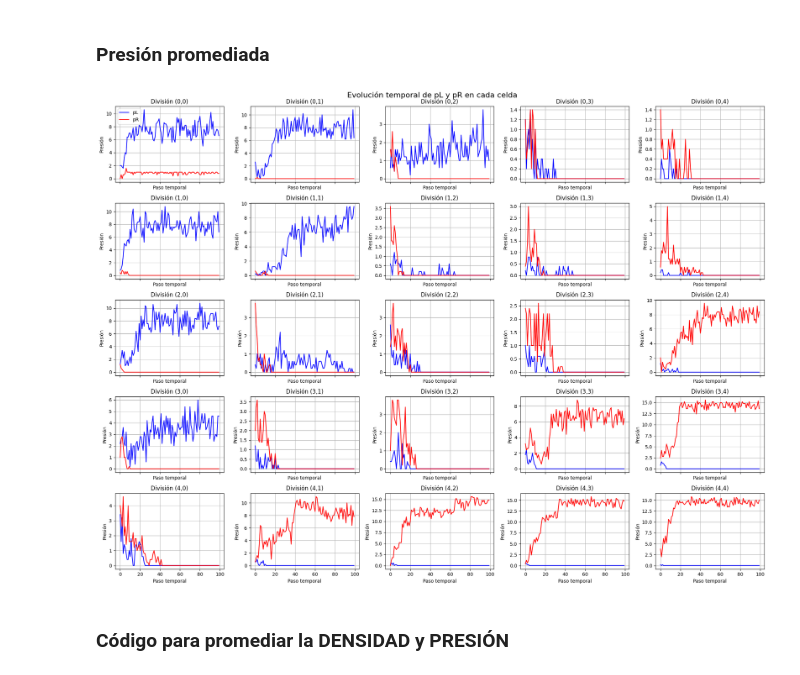
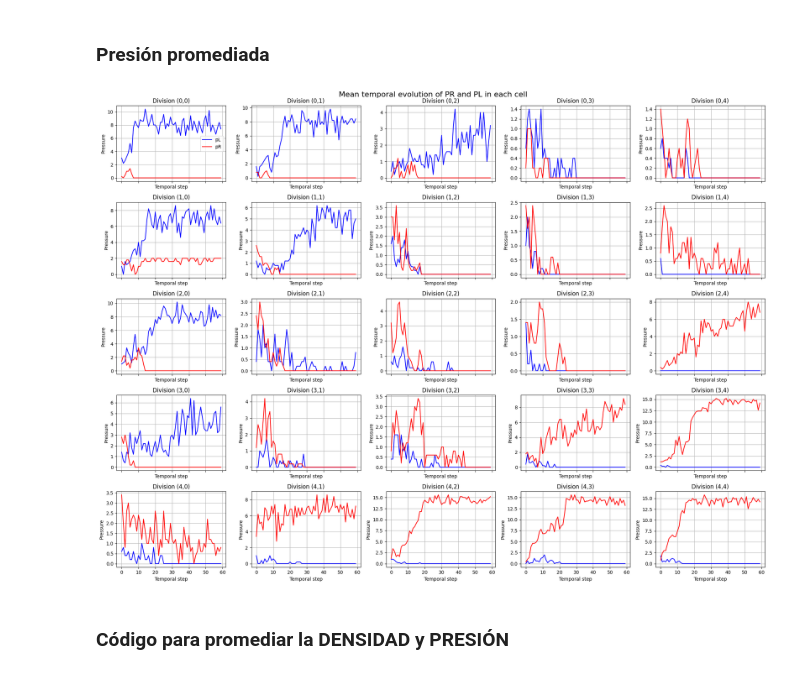
Before and after one commit to DiegoConol/Trabajo-Complejos, a Jupyter notebook: Diegod/prueba7/cuaderno.ipynb, the cells around one changed output. Saved outputs shown, nothing was run; the diff lists cells and outputs as text; code cells hidden in the pictures.

```diff
--- a/Diegod/prueba7/cuaderno.ipynb
+++ b/Diegod/prueba7/cuaderno.ipynb
@@ -243,16 +312,16 @@ else:
             axes[i, j].plot(t, datos_L[:, i, j], color="blue", label="pL")
             axes[i, j].plot(t, datos_R[:, i, j], color="red", label="pR")
 
-            axes[i, j].set_title(f"División ({i},{j})")
-            axes[i, j].set_xlabel("Paso temporal")
-            axes[i, j].set_ylabel("Presión")
+            axes[i, j].set_title(f"Division ({i},{j})")
+            axes[i, j].set_xlabel("Temporal step")
+            axes[i, j].set_ylabel("Pressure")
             axes[i, j].grid(True)
 
             # Para no saturar mucho, puedes poner leyenda solo en una celda
             if i == 0 and j == 0:
                 axes[i, j].legend()
 
-    fig.suptitle("Evolución temporal de pL y pR en cada celda", fontsize=16)
+    fig.suptitle("Temporal evolution of PR and PL in each cell", fontsize=16)
     fig.tight_layout()
 
     # Guardar imagen
@@ -269,7 +338,7 @@ import numpy as np
 import matplotlib.pyplot as plt
 
 # ===== LEER EL FICHERO =====
-with open("densidad2.txt", "r", encoding="utf-8") as f:
+with open("densidad_media.txt", "r", encoding="utf-8") as f:
     texto = f.read().strip()
 
 
@@ -316,12 +385,12 @@ elif num_columnas == 1:
 for i in range(num_filas):
     for j in range(num_columnas):
         axes[i, j].plot(t, datos[:, i, j])
-        axes[i, j].set_title(f"División ({i},{j})")
-        axes[i, j].set_xlabel("Paso temporal")
-        axes[i, j].set_ylabel("Densidad")
+        axes[i, j].set_title(f"Division ({i},{j})")
+        axes[i, j].set_xlabel("Temporal step")
+        axes[i, j].set_ylabel("Density")
         axes[i, j].grid(True)
 
-fig.suptitle("Evolución temporal de cada celda de la matriz", fontsize=16)
+fig.suptitle("Mean temporal density evolution of each cell", fontsize=16)
 fig.tight_layout()
 
 # Guardar imagen
@@ -364,8 +433,8 @@ def leer_fichero_presion(nombre_fichero):
 
 
 # ===== LEER LOS DOS FICHEROS =====
-datos_L = leer_fichero_presion("presionL2.txt")
-datos_R = leer_fichero_presion("presionR2.txt")
+datos_L = leer_fichero_presion("presionL_media.txt")
+datos_R = leer_fichero_presion("presionR_media.txt")
 
 
 # ===== COMPROBAR QUE TIENEN LA MISMA FORMA =====
@@ -393,38 +462,38 @@ else:
 
     # Por si alguna vez la matriz fuese de 1 fila o 1 columna
     if num_filas == 1 and num_columnas == 1:
         axes = np.array([[axes]])
     elif num_filas == 1:
         axes = axes[np.newaxis, :]
     elif num_columnas == 1:
         axes = axes[:, np.newaxis]
 
     # ===== PLOT DE CADA CELDA =====
     for i in range(num_filas):
         for j in range(num_columnas):
 
             axes[i, j].plot(t, datos_L[:, i, j], color="blue", label="pL")
             axes[i, j].plot(t, datos_R[:, i, j], color="red", label="pR")
 
-            axes[i, j].set_title(f"División ({i},{j})")
-            axes[i, j].set_xlabel("Paso temporal")
-            axes[i, j].set_ylabel("Presión")
+            axes[i, j].set_title(f"Division ({i},{j})")
+            axes[i, j].set_xlabel("Temporal step")
+            axes[i, j].set_ylabel("Pressure")
             axes[i, j].grid(True)
 
             # Para no saturar mucho, puedes poner leyenda solo en una celda
             if i == 0 and j == 0:
                 axes[i, j].legend()
 
-    fig.suptitle("Evolución temporal de pL y pR en cada celda", fontsize=16)
+    fig.suptitle("Mean temporal evolution of PR and PL in each cell", fontsize=16)
     fig.tight_layout()
 
     # Guardar imagen
     plt.savefig("plots/evolucion_presion_L_R_celdas_PROMEDIO.png", dpi=300, bbox_inches="tight")
 
     # Mostrar
     plt.show()
 # %% [output]
-[figure, old version]
+[figure, new version]
 # %% [markdown]
 ### Código para promediar la DENSIDAD y PRESIÓN
 # %%
```
Also changed, not shown: parts of 4 cells of this notebook, 38 other files.
